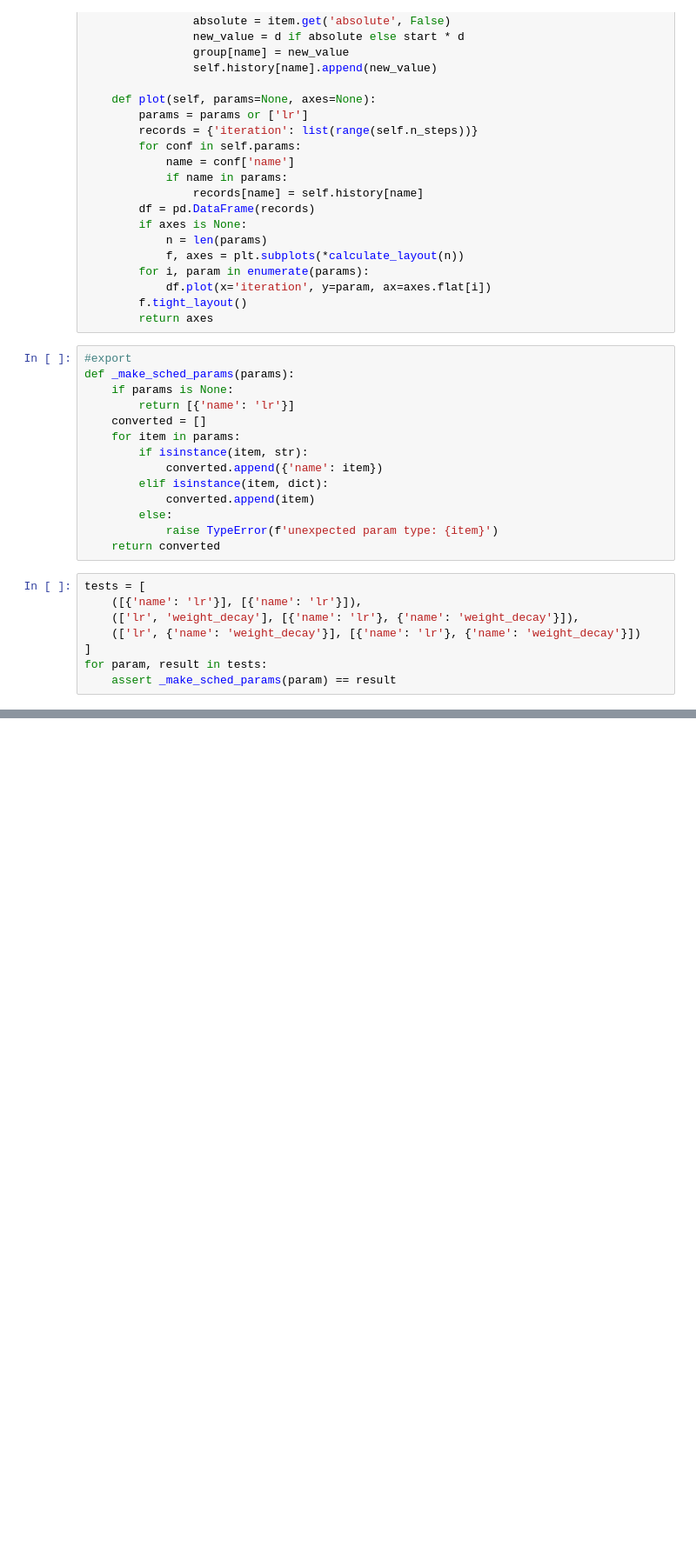
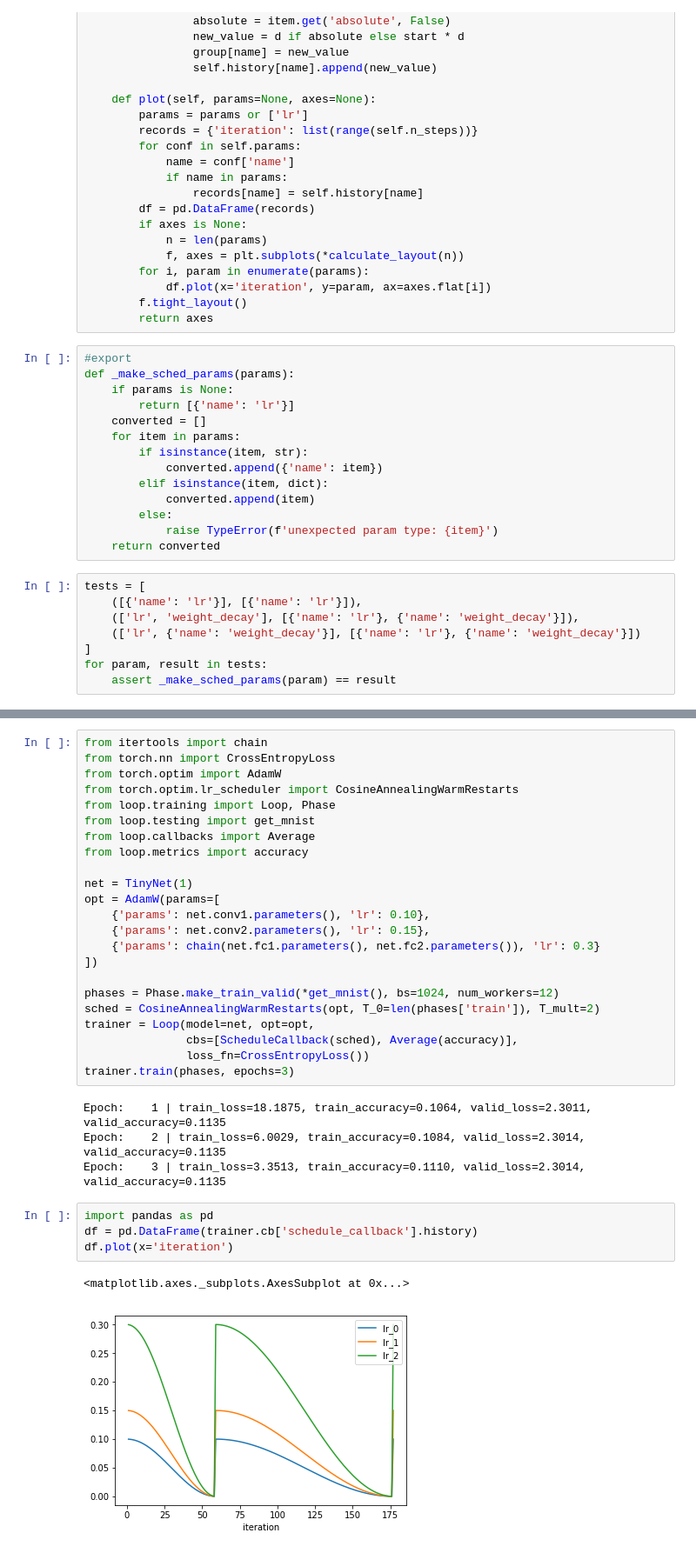
Before and after one commit to devforfu/loop, a Jupyter notebook: dev/03a_schedule.ipynb, the cells around one changed output, grey strips where cells are left out. Shown at 87% size. Cells and saved outputs as stored; diff of their text form; blank space fills up the shorter version.

```diff
--- a/dev/03a_schedule.ipynb
+++ b/dev/03a_schedule.ipynb
@@ -186,0 +238,34 @@ sched.plot(['lr', 'weight_decay']);
+# %%
+from itertools import chain
+from torch.nn import CrossEntropyLoss
+from torch.optim import AdamW
+from torch.optim.lr_scheduler import CosineAnnealingWarmRestarts
+from loop.training import Loop, Phase
+from loop.testing import get_mnist
+from loop.callbacks import Average
+from loop.metrics import accuracy
+
+net = TinyNet(1)
+opt = AdamW(params=[
+    {'params': net.conv1.parameters(), 'lr': 0.10},
+    {'params': net.conv2.parameters(), 'lr': 0.15},
+    {'params': chain(net.fc1.parameters(), net.fc2.parameters()), 'lr': 0.3}
+])
+
+phases = Phase.make_train_valid(*get_mnist(), bs=1024, num_workers=12)
+sched = CosineAnnealingWarmRestarts(opt, T_0=len(phases['train']), T_mult=2)
+trainer = Loop(model=net, opt=opt,
+               cbs=[ScheduleCallback(sched), Average(accuracy)],
+               loss_fn=CrossEntropyLoss())
+trainer.train(phases, epochs=3)
+# %% [output]
+Epoch:    1 | train_loss=18.1875, train_accuracy=0.1064, valid_loss=2.3011, valid_accuracy=0.1135
+Epoch:    2 | train_loss=6.0029, train_accuracy=0.1084, valid_loss=2.3014, valid_accuracy=0.1135
+Epoch:    3 | train_loss=3.3513, train_accuracy=0.1110, valid_loss=2.3014, valid_accuracy=0.1135
+# %%
+import pandas as pd
+df = pd.DataFrame(trainer.cb['schedule_callback'].history)
+df.plot(x='iteration')
+# %% [output]
+<matplotlib.axes._subplots.AxesSubplot at 0x...>
+[figure, added]
```
Also changed, not shown: parts of 6 cells of this notebook, 19 other files.
